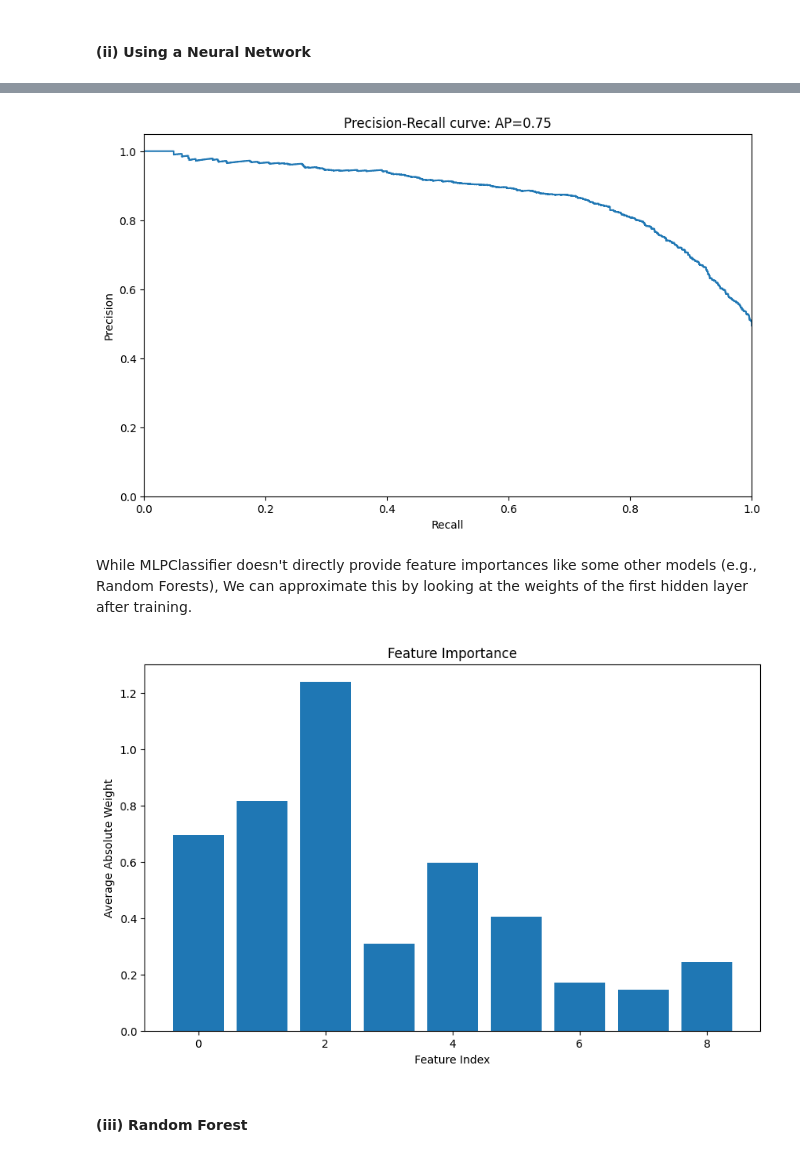
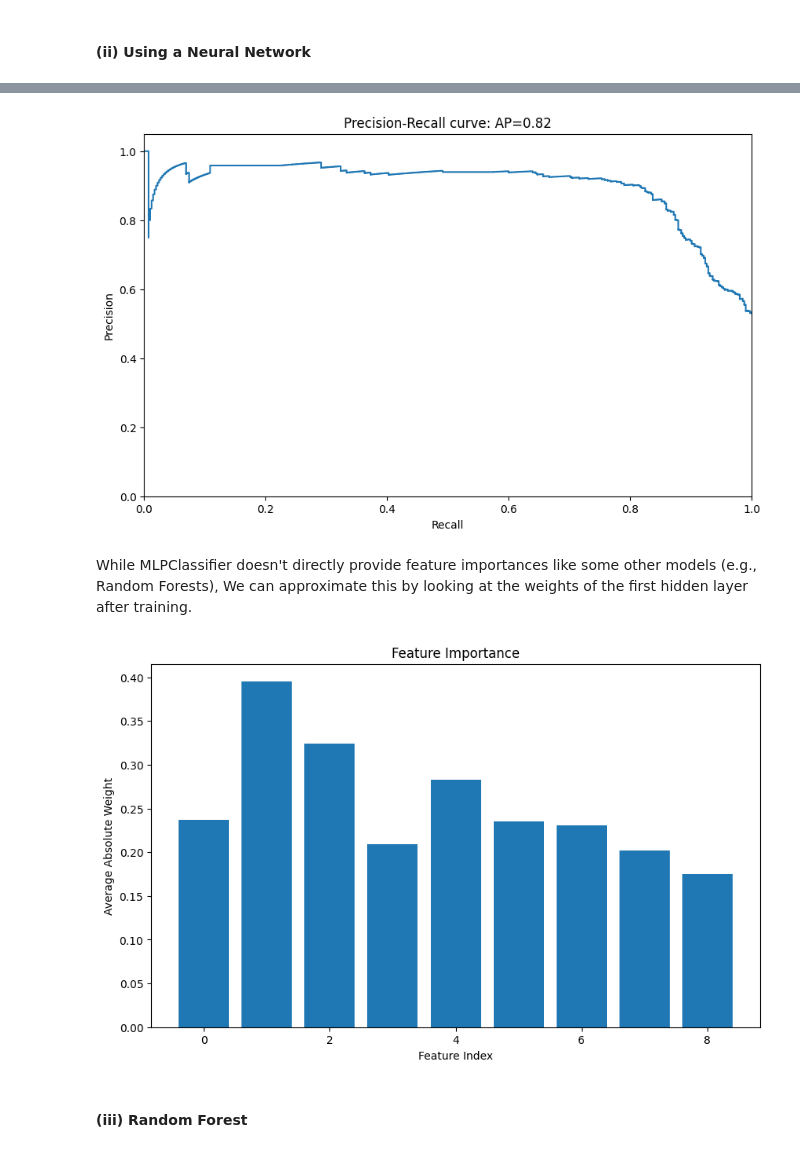
Before and after one commit to Saru99034/Python-Project-A4-DIA, a Jupyter notebook: Python Project Sarujan DENSON - Ahmed MAALOUL - Martin PUJOL.ipynb, the cells around one changed output, grey strips where cells are left out. Cells and saved outputs as stored; diff of their text form; code cells hidden in the pictures.

```diff
--- a/Python Project Sarujan DENSON - Ahmed MAALOUL - Martin PUJOL.ipynb
+++ b/Python Project Sarujan DENSON - Ahmed MAALOUL - Martin PUJOL.ipynb
@@ -325,16 +459,2 @@ plt.show()
 # %% [markdown]
 #### (ii) Using a Neural Network
-# %%
-from sklearn.neural_network import MLPClassifier
-
-# Create a 3-layer neural network with 5 neurons in the first hidden layer, 10 neurons in the second hidden layer, and 1 output neuron
-clf = MLPClassifier(hidden_layer_sizes=(5, 10), max_iter= 1000)
-# Train the neural network on the training data
-clf.fit(X_train, Y_train)
-
-# Predict the labels of the test data
-nn_predictions = clf.predict(X_test)
-
-# Print the classification report
-
-print(classification_report(Y_test, nn_predictions))
@@ -349,0 +461,29 @@ weighted avg       0.81      0.81      0.81      4119
+# %%
+from sklearn.neural_network import MLPClassifier
+
+#First let's define the model
+mlp = MLPClassifier(max_iter= 1000)
+
+param_grid_mlp = {
+    'hidden_layer_sizes': [(10,30,10), (10,10), (20,)],
+    'activation': ['tanh', 'relu'],
+    'alpha': [0.0001, 0.05],
+    'learning_rate': ['constant','adaptive'],
+}
+
+param_grid_mlp = {
+    'hidden_layer_sizes': [(20,20), (10,10), (20,), (10,)],
+    'activation': ['tanh', 'relu'],
+}
+
+# We use grid search to find the best hyperparameters
+mlp_grid_search = GridSearchCV(mlp, param_grid_mlp, cv=5, scoring='accuracy')
+mlp_grid_search.fit(X_train, Y_train)
+
+# Show the best hyperparameters
+print("The best parameters are :", mlp_grid_search.best_params_)
+
+# Use the best model to make predictions on the test data
+mlp_predictions = mlp_grid_search.predict(X_test)
+
+print("Classification Report:\n", classification_report(Y_test, mlp_predictions))
@@ -377,8 +528,8 @@ plt.show()
 from sklearn.metrics import precision_recall_curve
 from sklearn.metrics import average_precision_score
 
-precision, recall, _ = precision_recall_curve(Y_test, clf.predict_proba(X_test)[:,1])
-average_precision = average_precision_score(Y_test, nn_predictions)
+precision, recall, _ = precision_recall_curve(Y_test, mlp_grid_search.predict_proba(X_test)[:,1])
+average_precision = average_precision_score(Y_test, mlp_predictions)
 
 plt.figure(figsize=(10,6))
 plt.step(recall, precision, where='post')
@@ -389,20 +540,20 @@ plt.xlim([0.0, 1.0])
 plt.title('Precision-Recall curve: AP={0:0.2f}'.format(average_precision))
 plt.show()
 # %% [output]
-[figure, old version]
+[figure, new version]
 # %% [markdown]
 While MLPClassifier doesn't directly provide feature importances like some other models (e.g., Random Forests), We can approximate this by looking at the weights of the first hidden layer after training.
 # %%
 import numpy as np
 
-feature_importances = np.mean(np.abs(clf.coefs_[0]), axis=1)
+feature_importances = np.mean(np.abs(mlp_grid_search.best_estimator_.coefs_[0]), axis=1)
 plt.figure(figsize=(10,6))
 plt.bar(range(X_train.shape[1]), feature_importances)
 plt.xlabel('Feature Index')
 plt.ylabel('Average Absolute Weight')
 plt.title('Feature Importance')
 plt.show()
 # %% [output]
-[figure, old version]
+[figure, new version]
 # %% [markdown]
 #### (iii) Random Forest
```
Also changed, not shown: parts of 53 cells of this notebook, 1 other file.
